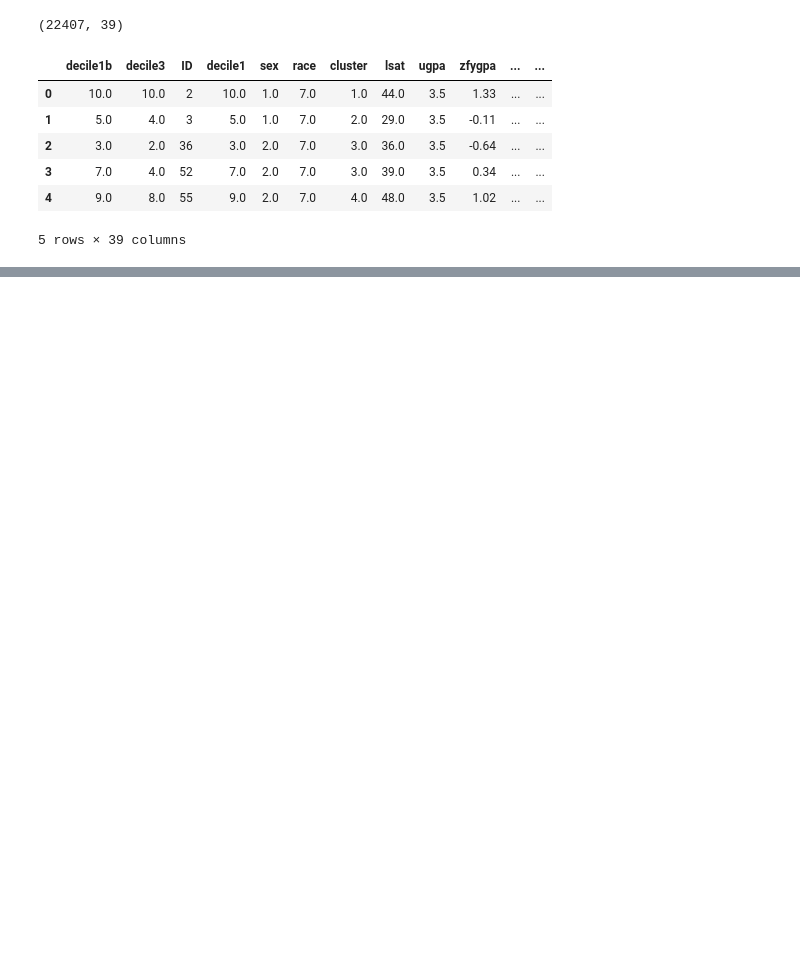
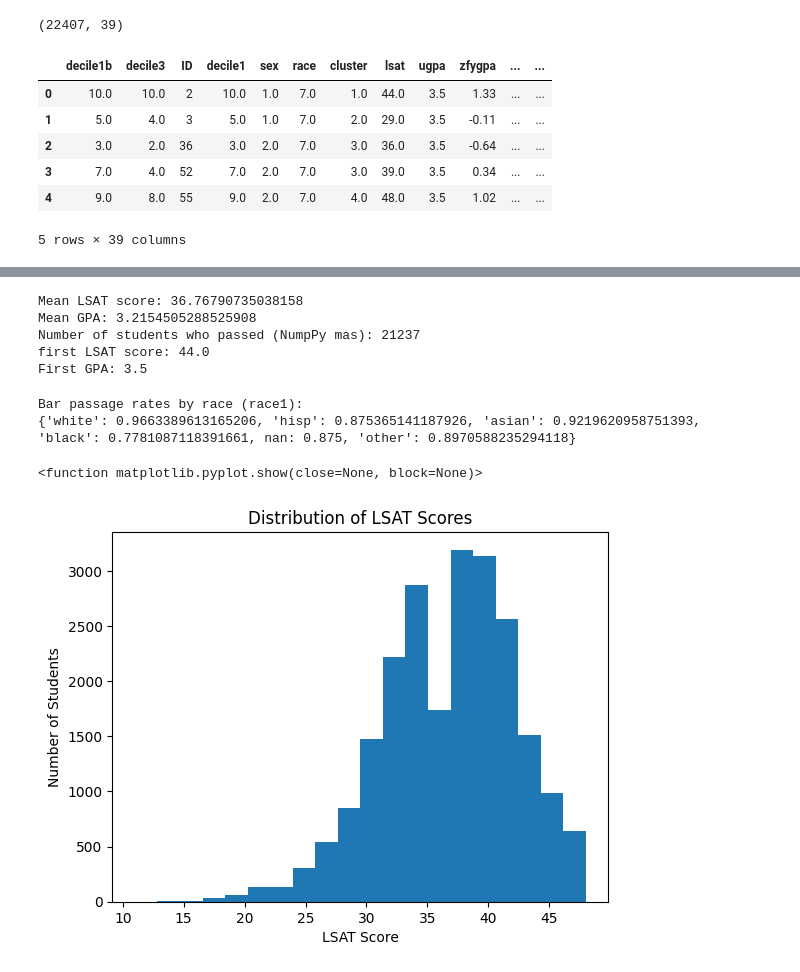
Before and after one commit to Rmh4bu/Bar-Passage-Rate-Disparities, a Jupyter notebook: bar_pass_analysis.ipynb, the cells around one changed output, grey strips where cells are left out. Drawn from its saved outputs; the diff is of its cells as text; code cells hidden in the pictures; blank space fills up the shorter version.

```diff
--- a/bar_pass_analysis.ipynb
+++ b/bar_pass_analysis.ipynb
@@ -29,0 +87,69 @@ os.listdir()
+# %%
+import numpy as np
+
+#Step 5: Numpy Array Indexing
+#This code will extract dataset columns into NumpPy arrays and perform basic operations.
+
+#Convert columns to Numpy arrays
+lsat_array = df["lsat"].to_numpy()
+gpa_array = df["gpa"].to_numpy()
+pass_array = df["bar_passed"].to_numpy()
+
+#1. Vectorized operation: mean LSAT and GPA
+print("Mean LSAT score:", np.mean(lsat_array))
+print("Mean GPA:", np.mean(gpa_array))
+
+#2. Boolean masking: students who passed the bar exam
+passed_students = pass_array[pass_array == True]
+print("Number of students who passed (NumpPy mas):", len(passed_students))
+
+#3. Index access: retrieve specific element
+print("first LSAT score:", lsat_array[0])
+print("First GPA:", gpa_array[0])
+# %% [output]
+Mean LSAT score: 36.76790735038158
+Mean GPA: 3.2154505288525908
+Number of students who passed (NumpPy mas): 21237
+first LSAT score: 44.0
+First GPA: 3.5
+# %%
+#Step 6: Dictionary Manipulation
+#Store bar passage rates for each racial group in a dictionary
+
+results = {}
+
+for i in range(len(df)):
+    race = df.loc[i, "race1"]
+    passed = df.loc[i, "bar_passed"]
+
+    if race not in results:
+        results[race] = [0, 0]
+
+    results[race][1] += 1
+
+    if passed == True:
+        results[race][0] += 1
+
+for race in results:
+    results[race] = results[race][0] / results[race][1]
+
+print("Bar passage rates by race (race1):")
+print(results)
+# %% [output]
+Bar passage rates by race (race1):
+{'white': 0.9663389613165206, 'hisp': 0.875365141187926, 'asian': 0.9219620958751393, 'black': 0.7781087118391661, nan: 0.875, 'other': 0.8970588235294118}
+# %%
+import matplotlib.pyplot as plt
+
+#Step 7: Two Plots With Matplotlib - Part A
+#The first plot depicts a histogram of the distribution of LSAT Scores & the second plot depicts a bar chart that shows how bar passage rates differ across racial group.
+
+#Histogram of LSAT Scores
+plt.hist(df["lsat"], bins=20)
+plt.title("Distribution of LSAT Scores")
+plt.xlabel("LSAT Score")
+plt.ylabel("Number of Students")
+plt.show
+# %% [output]
+<function matplotlib.pyplot.show(close=None, block=None)>
+[figure, added]
```
Also changed, not shown: parts of 9 cells of this notebook.
